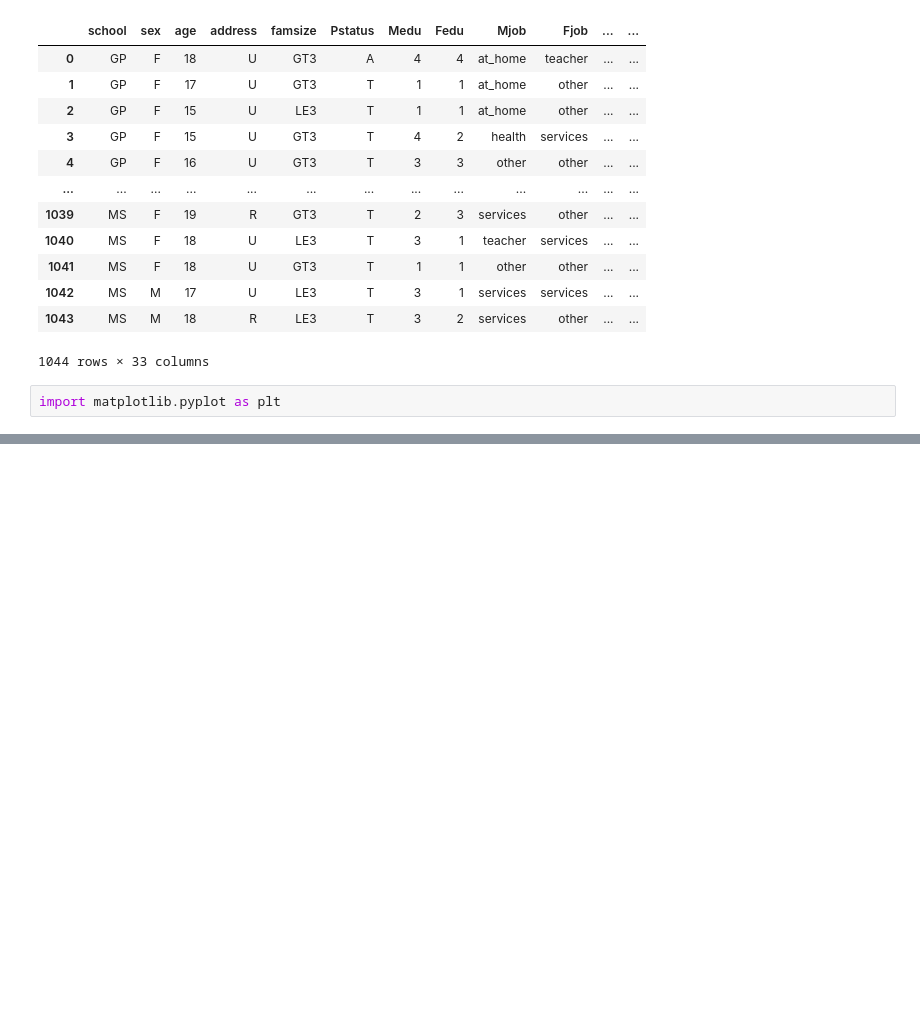
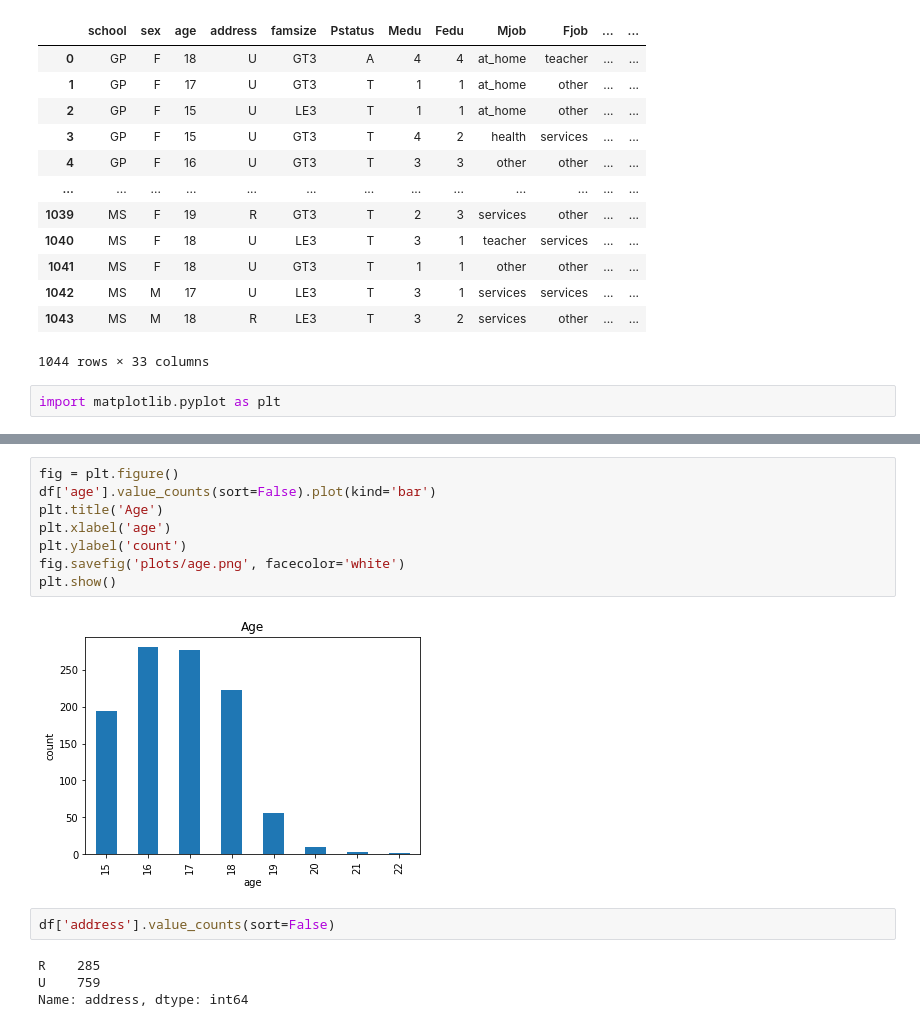
Before and after one commit to TharindaNimnajith/student-performance, a Jupyter notebook: dataset_analysis/column_data_analysis.ipynb, the cells around one changed output, grey strips where cells are left out. Cells and saved outputs as stored; diff of their text form; blank space fills up the shorter version.

```diff
--- a/dataset_analysis/column_data_analysis.ipynb
+++ b/dataset_analysis/column_data_analysis.ipynb
@@ -234,0 +53,16 @@ plt.show()
+# %%
+fig = plt.figure()
+df['age'].value_counts(sort=False).plot(kind='bar')
+plt.title('Age')
+plt.xlabel('age')
+plt.ylabel('count')
+fig.savefig('plots/age.png', facecolor='white')
+plt.show()
+# %% [output]
+[figure, added]
+# %%
+df['address'].value_counts(sort=False)
+# %% [output]
+R    285
+U    759
+Name: address, dtype: int64
```
Also changed, not shown: parts of 46 cells of this notebook, 10 other files.
